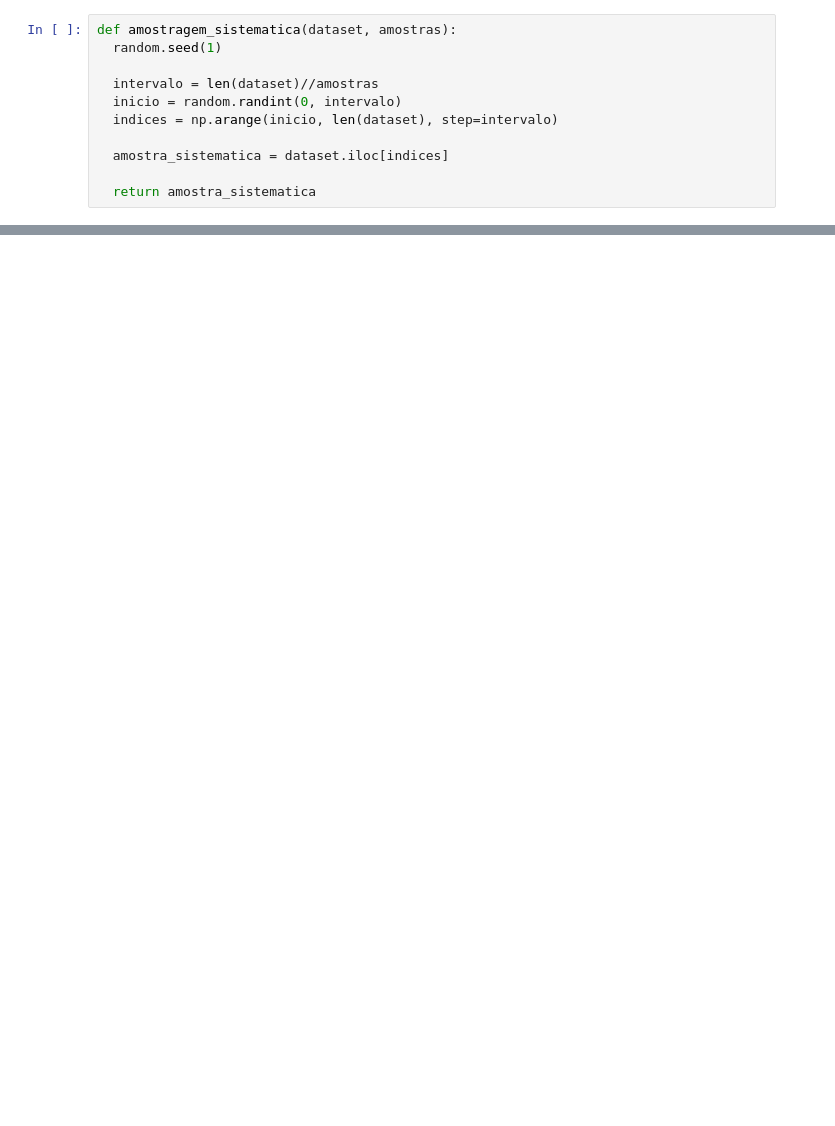
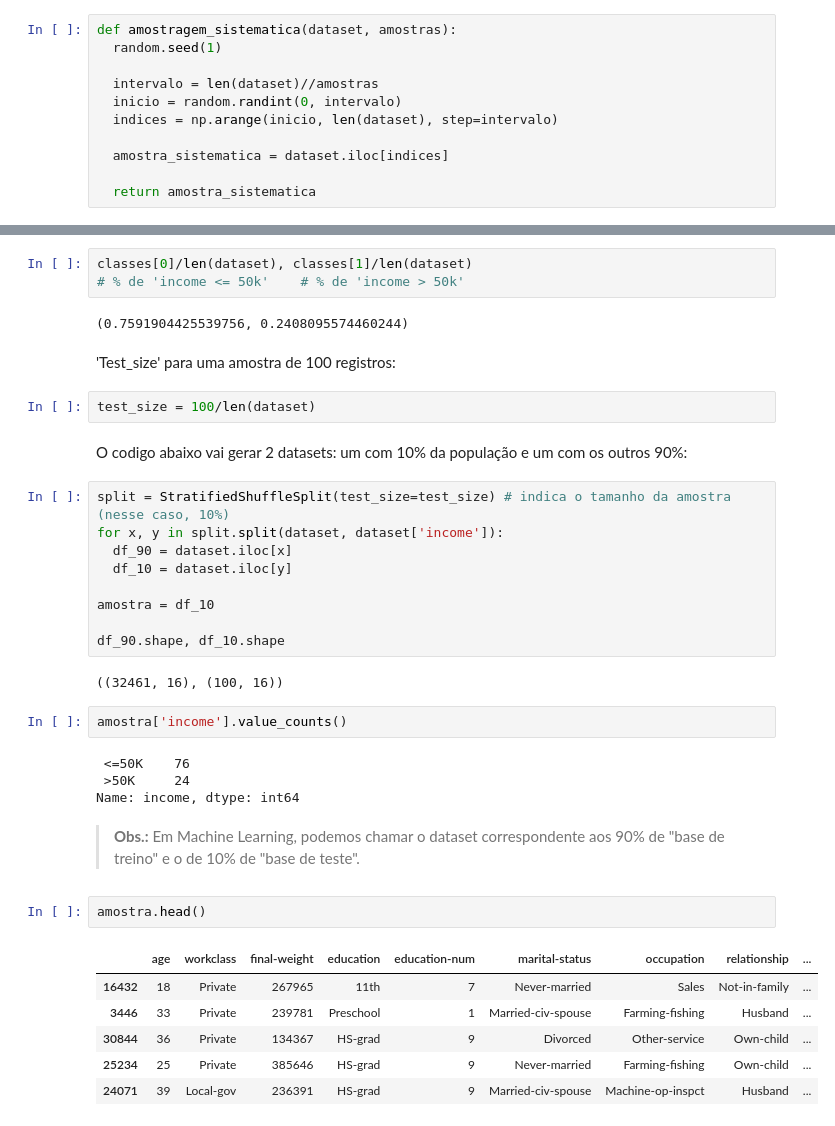
Before and after one commit to taferreiraua/Estatistica-para-Ciencia-de-Dados-e-Machine-Learning, a Jupyter notebook: Secao 2 - Populacao e Amostra/Amostragem.ipynb, the cells around one changed output, grey strips where cells are left out. Saved outputs shown, nothing was run; the diff lists cells and outputs as text; blank space fills up the shorter version.

```diff
--- a/Secao 2 - Populacao e Amostra/Amostragem.ipynb
+++ b/Secao 2 - Populacao e Amostra/Amostragem.ipynb
@@ -113,0 +227,41 @@ df_amostra_sistematica.head()
+# %%
+classes[0]/len(dataset), classes[1]/len(dataset)
+# % de 'income <= 50k'    # % de 'income > 50k'
+# %% [output]
+(0.7591904425539756, 0.2408095574460244)
+# %% [markdown]
+'Test_size' para uma amostra de 100 registros:
+# %%
+test_size = 100/len(dataset)
+# %% [markdown]
+O codigo abaixo vai gerar 2 datasets: um com 10% da população e um com os outros 90%:
+# %%
+split = StratifiedShuffleSplit(test_size=test_size) # indica o tamanho da amostra (nesse caso, 10%)
+for x, y in split.split(dataset, dataset['income']):
+  df_90 = dataset.iloc[x]
+  df_10 = dataset.iloc[y]
+
+amostra = df_10
+
+df_90.shape, df_10.shape
+# %% [output]
+((32461, 16), (100, 16))
+# %%
+amostra['income'].value_counts()
+# %% [output]
+ <=50K    76
+ >50K     24
+Name: income, dtype: int64
+# %% [markdown]
+
+
+> **Obs.:** Em Machine Learning, podemos chamar o dataset correspondente aos 90% de "base de treino" e o de 10% de "base de teste".
+# %%
+amostra.head()
+# %% [output]
+|  | age | workclass | final-weight | education | education-num | marital-status | occupation | relationship | ... |
+| 16432 | 18 | Private | 267965 | 11th | 7 | Never-married | Sales | Not-in-family | ... |
+| 3446 | 33 | Private | 239781 | Preschool | 1 | Married-civ-spouse | Farming-fishing | Husband | ... |
+| 30844 | 36 | Private | 134367 | HS-grad | 9 | Divorced | Other-service | Own-child | ... |
+| 25234 | 25 | Private | 385646 | HS-grad | 9 | Never-married | Farming-fishing | Own-child | ... |
+| 24071 | 39 | Local-gov | 236391 | HS-grad | 9 | Married-civ-spouse | Machine-op-inspct | Husband | ... |
```
Also changed, not shown: parts of 39 cells of this notebook.
